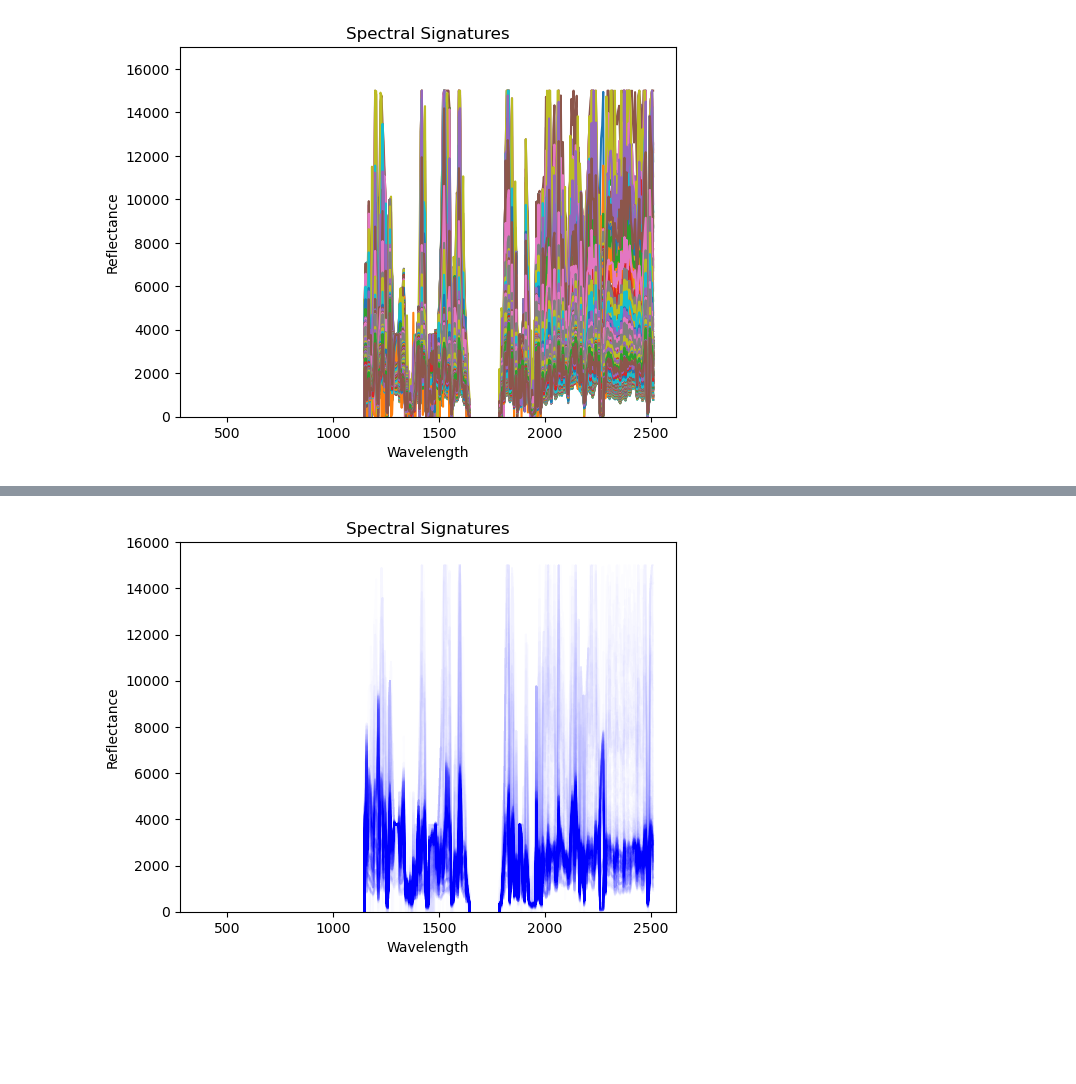
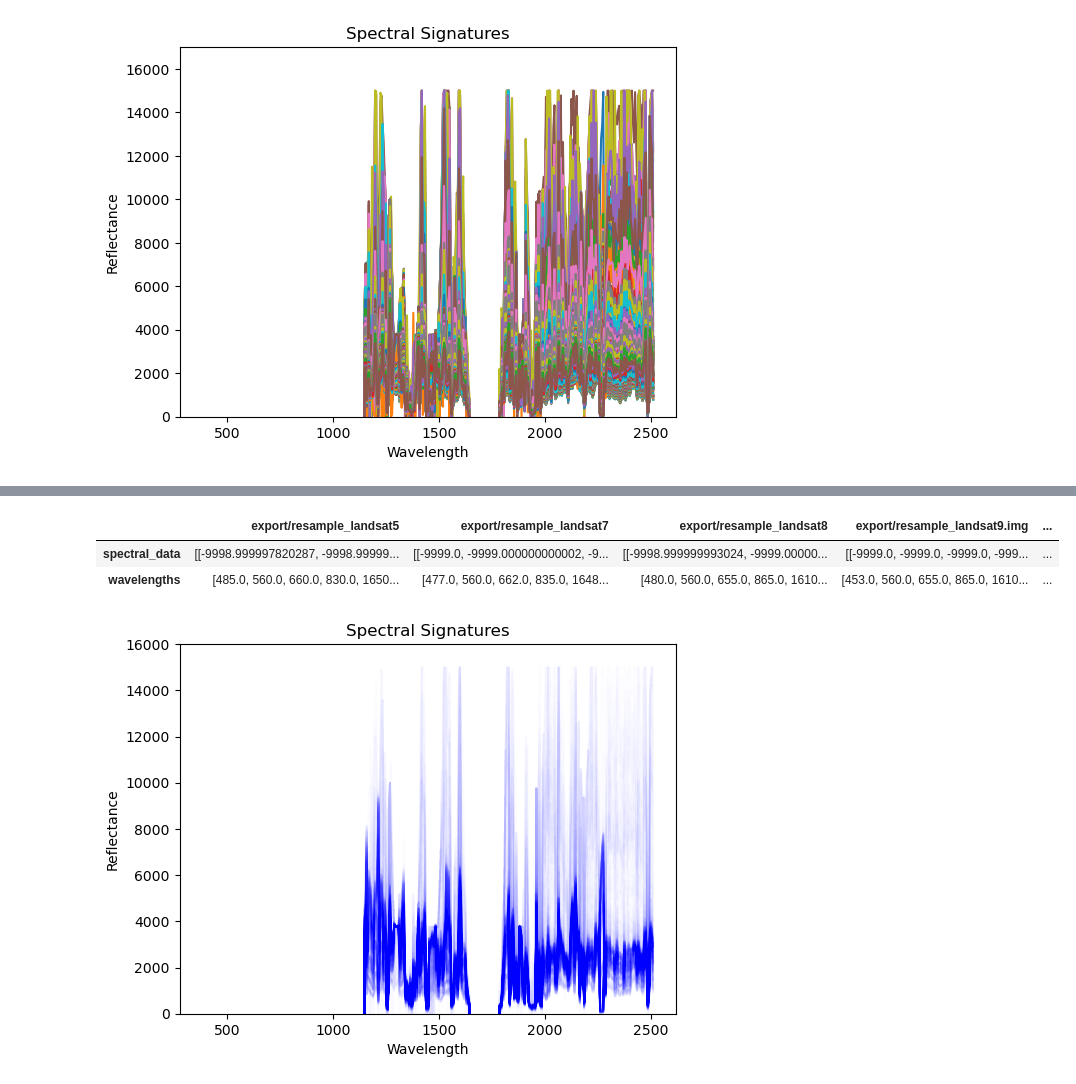
Before and after one commit to earthlab/cross-sensor-cal, a Jupyter notebook: plot_resample.ipynb, the cells around one changed output, grey strips where cells are left out. Cells and saved outputs as stored; diff of their text form; code cells hidden in the pictures; blank space fills up the shorter version.

```diff
--- a/plot_resample.ipynb
+++ b/plot_resample.ipynb
@@ -124,3 +216,10 @@ array([[-9999.        , -9999.        , -9999.        , -9999.        ,
+# %%
+import pandas as pd
+pd.DataFrame(results)
+# %% [output]
+|  | export/resample_landsat5 | export/resample_landsat7 | export/resample_landsat8 | export/resample_landsat9.img | ... |
+| spectral_data | [[-9998.999997820287, -9998.99999... | [[-9999.0, -9999.000000000002, -9... | [[-9998.999999993024, -9999.00000... | [[-9999.0, -9999.0, -9999.0, -999... | ... |
+| wavelengths | [485.0, 560.0, 660.0, 830.0, 1650... | [477.0, 560.0, 662.0, 835.0, 1648... | [480.0, 560.0, 655.0, 865.0, 1610... | [453.0, 560.0, 655.0, 865.0, 1610... | ... |
 # %%
 import matplotlib.pyplot as plt
 
```
Also changed, not shown: parts of 10 cells of this notebook.
